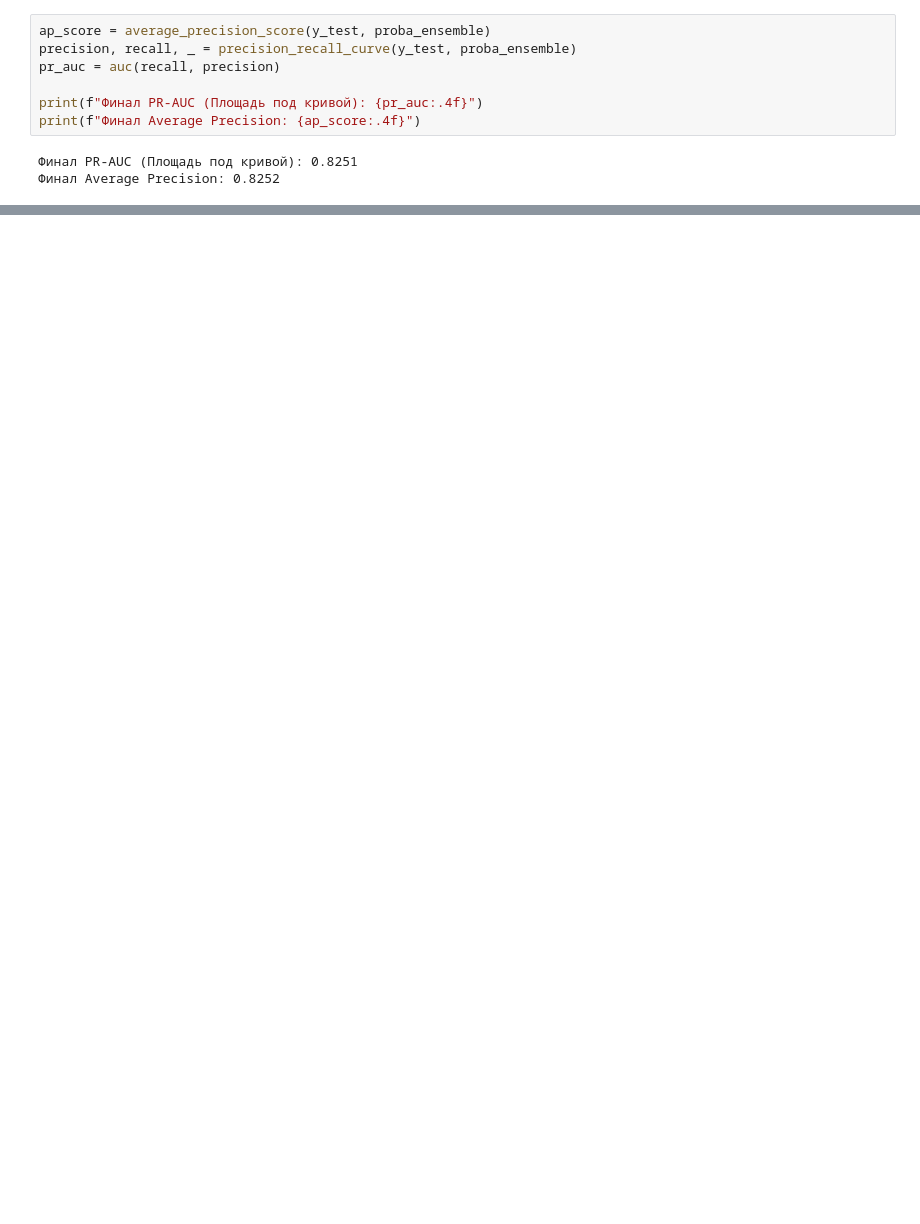
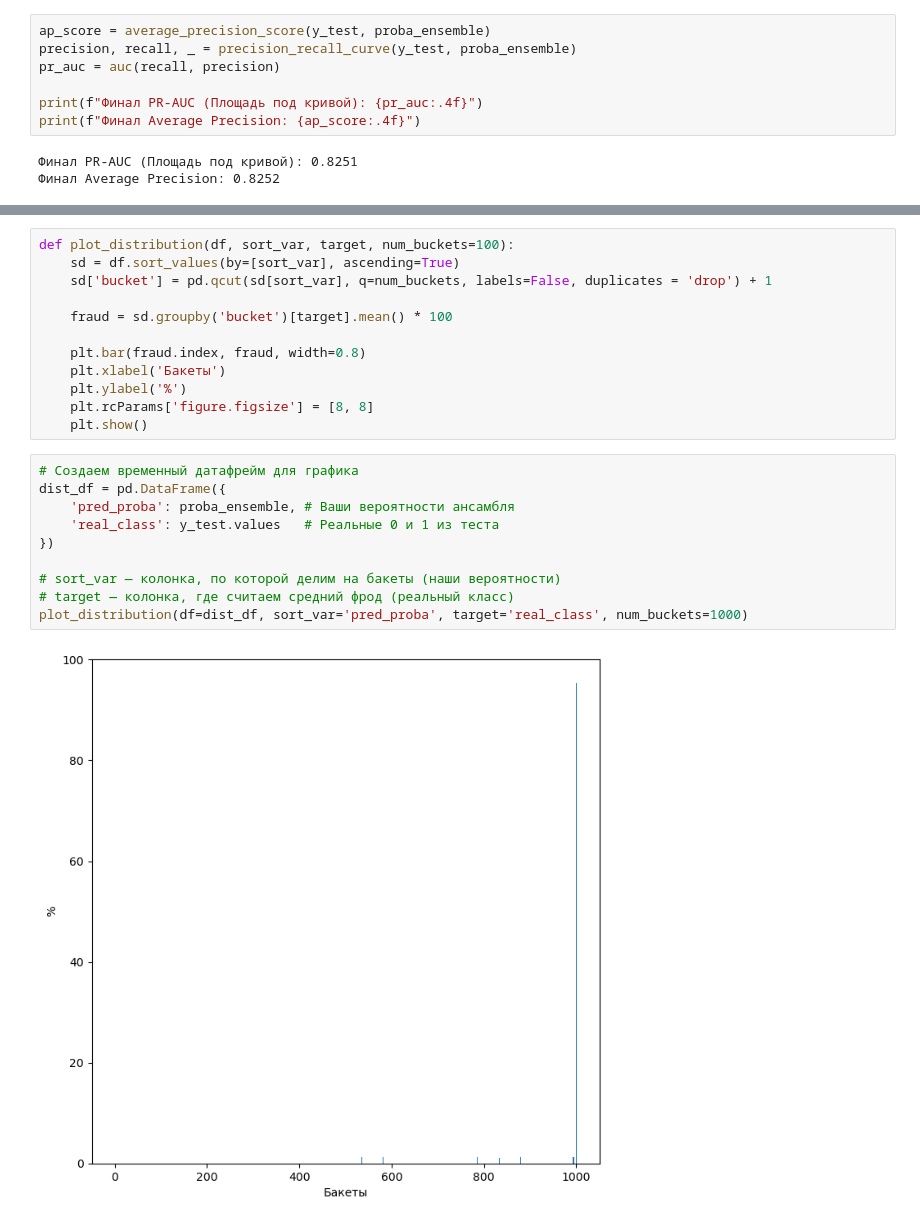
Before and after one commit to EldarKerimkhan/credit-card-fraud-detection, a Jupyter notebook: Credit Card Fraud Detection/creditcard.ipynb, the cells around one changed output, grey strips where cells are left out. Drawn from its saved outputs; the diff is of its cells as text; blank space fills up the shorter version.

```diff
--- a/Credit Card Fraud Detection/creditcard.ipynb
+++ b/Credit Card Fraud Detection/creditcard.ipynb
@@ -738,3 +764,27 @@ print("="*50)
 ❌ Ошибочно заблокировано карт честных клиентов (False Positive): 3
 ❌ Пропущено мошенников, банк понес убытки (False Negative): 27
 ==================================================
+# %%
+def plot_distribution(df, sort_var, target, num_buckets=100):
+    sd = df.sort_values(by=[sort_var], ascending=True)
+    sd['bucket'] = pd.qcut(sd[sort_var], q=num_buckets, labels=False, duplicates = 'drop') + 1
+
+    fraud = sd.groupby('bucket')[target].mean() * 100
+
+    plt.bar(fraud.index, fraud, width=0.8)
+    plt.xlabel('Бакеты')
+    plt.ylabel('%')
+    plt.rcParams['figure.figsize'] = [8, 8]
+    plt.show()
+# %%
+# Создаем временный датафрейм для графика
+dist_df = pd.DataFrame({
+    'pred_proba': proba_ensemble, # Ваши вероятности ансамбля
+    'real_class': y_test.values   # Реальные 0 и 1 из теста
+})
+
+# sort_var — колонка, по которой делим на бакеты (наши вероятности)
+# target — колонка, где считаем средний фрод (реальный класс)
+plot_distribution(df=dist_df, sort_var='pred_proba', target='real_class', num_buckets=1000)
+# %% [output]
+[figure, added]
```
Also changed, not shown: parts of 16 cells of this notebook.
